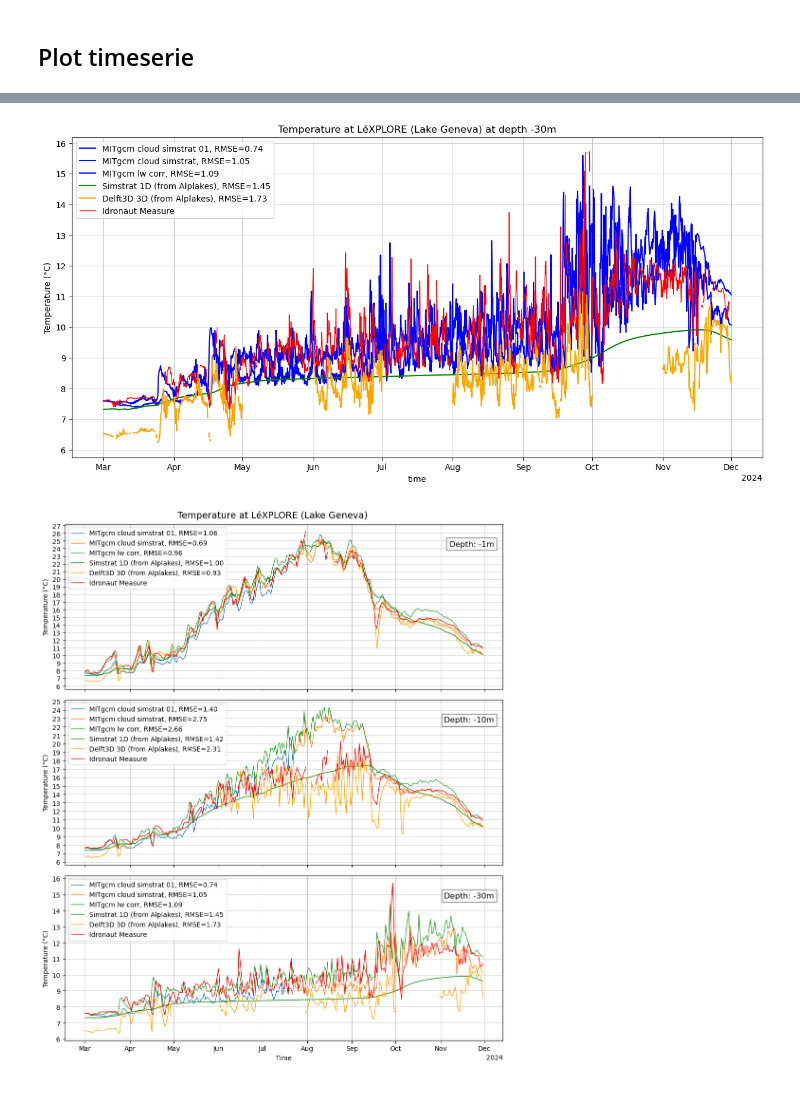
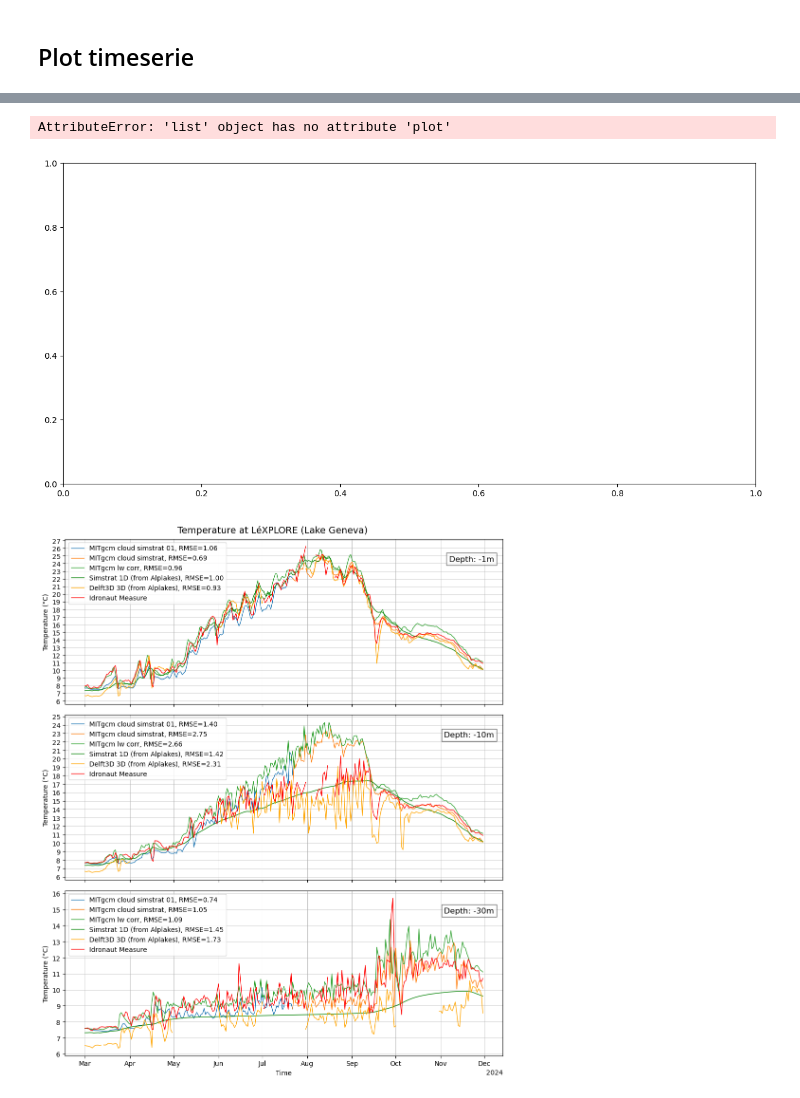
Before and after one commit to leroquan/plot_results, a Jupyter notebook: compare_alp3d_alp1D_crop-mitgcm_meas.ipynb, the cells around one changed output, grey strips where cells are left out. Cells and saved outputs as stored; diff of their text form; code cells hidden in the pictures.

```diff
--- a/compare_alp3d_alp1D_crop-mitgcm_meas.ipynb
+++ b/compare_alp3d_alp1D_crop-mitgcm_meas.ipynb
@@ -28,4 +88,0 @@ mitgcm_labels = ["MITgcm cloud simstrat", "MITgcm lw corr"]
-# %%
-xr_mitgcm = []
-for i in range(len(mitgcm_paths)):
-    xr_mitgcm.append(xr.open_dataset(mitgcm_paths[i]))
@@ -48,3 +112,11 @@ xr_measure = xr.open_dataset(f'./data/datalakes/geneva_idronaut/2024.nc')
+# %%
+import pandas as pd
+meas_path = '/home/rasmusso@eawag.wroot.emp-eaw.ch/Documents/plot_results/data/alplakes_3d/tiefenbrunnen_zurich/measurements/tiefenbrunnen_data.csv'
+df = pd.read_csv(meas_path, parse_dates=["timestamp"])
+df.set_index("timestamp", inplace=True)
+df = df.sort_index()
+xr_measure = df.to_xarray()
+xr_measure = xr_measure.rename({'timestamp': 'time'})
 # %% [markdown]
 ## Import 1D simstrat alplakes
 # %%
@@ -55,11 +127,11 @@ simstrat_data = parse_alplakes_1d_from_directory(folder_path)
 ## Alplakes 3D
 # %%
 def load_alplakes_3d(station_name, depth):
-    alplakes_directory = rf".\data\alplakes_3d\{station_name}\timeseries_{-depth}m"
+    alplakes_directory = rf"data/alplakes_3d/{station_name}/timeseries_{depth}m"
 
     if os.path.exists(alplakes_directory):
         df_alplakes = parse_alplakes_3d_timeserie_from_directory(alplakes_directory)
-
+        #print(df_alplakes['time'].tail())
         xr_alplakes = xr.Dataset(
             {
                 'temperature': (['time'], df_alplakes['temperature'])
@@ -68,7 +140,7 @@ def load_alplakes_3d(station_name, depth):
                 'time': df_alplakes['time']
             }
         )
-
+        #print(xr_alplakes['time'])
         unique_values, unique_ind = np.unique(xr_alplakes['temperature'].values, return_index=True)
 
         return xr_alplakes.isel(time=np.sort(unique_ind))
@@ -128,8 +206,8 @@ def compute_rmse_all_timeseries(meas_interp, mitgcm_interp, simstrat_interp, alp
 ## Plot timeserie
 # %%
 time_step = '3h'
-depth_plot=-30 # Value should be negative !!
+depth_plot=-0 # Value should be negative !!
 max_gap_allowed = np.timedelta64(3, 'h')
 
-meas_interp, simstrat_interp, alplakes_interp, mitgcm_interp = resample_all_timeseries(time_step, depth_plot, max_gap_allowed)
-rmse_mitgcm, rmse_simstrat, rmse_alplakes = compute_rmse_all_timeseries(meas_interp, mitgcm_interp, simstrat_interp, alplakes_interp)
+meas_interp,alplakes_interp, mitgcm_interp = resample_all_timeseries(time_step, depth_plot, max_gap_allowed)
+rmse_mitgcm, rmse_alplakes = compute_rmse_all_timeseries(meas_interp, mitgcm_interp,alplakes_interp)
@@ -136,25 +252,26 @@ rmse_mitgcm, rmse_simstrat, rmse_alplakes = compute_rmse_all_timeseries(meas_int
 # %%
 %matplotlib inline
 plt.close('all')
 fig, ax = plt.subplots(1,1,figsize=(15, 7))
 
-for i in range(len(mitgcm_interp)):
-    mitgcm_interp[i].plot(label=f'{mitgcm_labels[i]}, RMSE={rmse_mitgcm[i]:.2f}', color='b')
 
-simstrat_interp.plot(label=f'Simstrat 1D (from Alplakes), RMSE={rmse_simstrat:.2f}', color='g')
-alplakes_interp.plot(label=f'Delft3D 3D (from Alplakes), RMSE={rmse_alplakes:.2f}', color='orange')
-meas_interp.plot(label=f'Idronaut Measure', color='r', lw=1)
+mitgcm_interp.plot(label=f'{mitgcm_labels}, RMSE={rmse_mitgcm:.2f}', color='b')
+
+#simstrat_interp.plot(label=f'Simstrat 1D (from Alplakes), RMSE={rmse_simstrat:.2f}', color='g')
+alplakes_interp.plot(label=f'Delft3D (from Alplakes), RMSE={rmse_alplakes:.2f}', color='orange')
+meas_interp.plot(label=f'Canton Measure', color='r', lw=1)
 
 plt.grid(True, which='both', linestyle='-', linewidth=0.5)
 plt.legend()
 ax.yaxis.set_major_locator(ticker.MultipleLocator(1))
 plt.ylabel('Temperature (°C)')
 plt.title(f"Temperature at LéXPLORE (Lake Geneva) at depth {depth_plot}m")
 plt.show()
 
-plt.savefig(rf"output_plots\{lake_name}\{model}_{depth_plot}m.png")
+#plt.savefig(rf"output_plots\{lake_name}\{model}_{depth_plot}m.png")
 # %% [output]
+AttributeError: 'list' object has no attribute 'plot'
-[figure, old version]
+[figure, new version]
 # %%
 %matplotlib inline
 # Flush old figures
```
Also changed, not shown: parts of 14 cells of this notebook, 2 other files.
